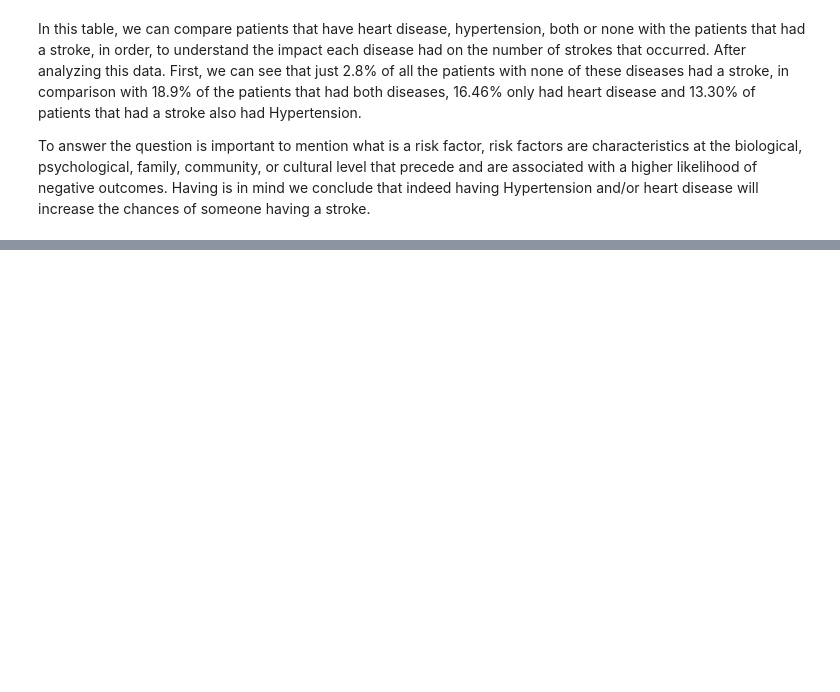
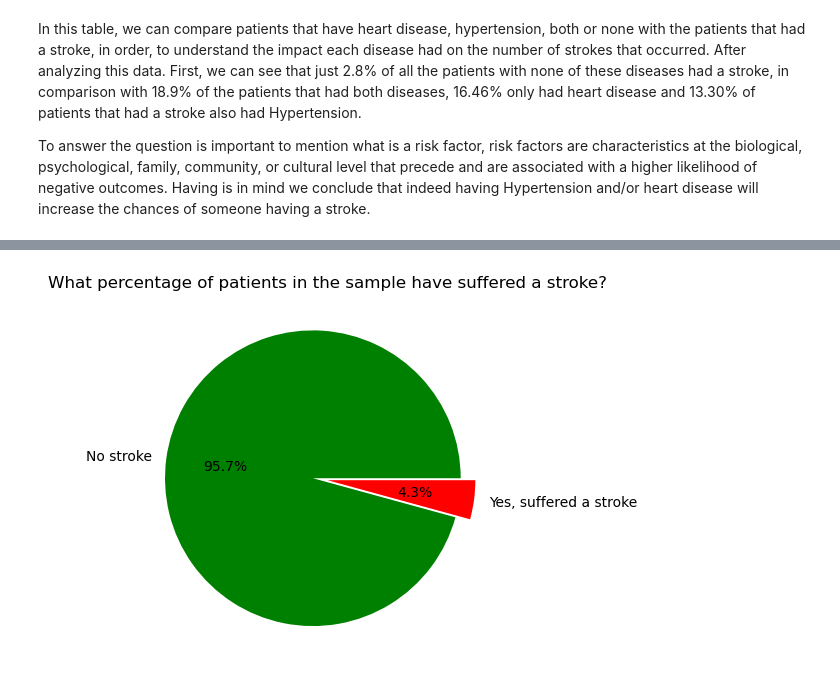
Before and after one commit to DianaGRM/Project_1, a Jupyter notebook: Stroke_Prediction .ipynb, the cells around one changed output, grey strips where cells are left out. Drawn from its saved outputs; the diff is of its cells as text; code cells hidden in the pictures; blank space fills up the shorter version.

```diff
--- a/Stroke_Prediction .ipynb
+++ b/Stroke_Prediction .ipynb
@@ -428,0 +431,8 @@ To answer the question is important to mention what is a risk factor, risk facto
+# %%
+#import dependencies
+import pandas as pd
+import matplotlib.pyplot as plt
+
+stroke_df = pd.read_csv('./data/dataset_stroke.csv')
+percentage = 100*len(stroke_df[stroke_df['stroke']==1])/len(stroke_df)
+print(f'The percentage of people to suffer a stroke was: {percentage:.2f}%')
@@ -428,0 +457,15 @@ To answer the question is important to mention what is a risk factor, risk facto
+# %%
+# import dependencies for graphing
+import matplotlib.pyplot as plt
+
+#pie chart for graphing plot
+x_value = ['No stroke','Yes, suffered a stroke']
+y_value = [100-percentage,percentage]
+plt.pie(y_value, labels=x_value,autopct='%1.1f%%',colors=['green','red'], explode=[0.1,0])
+plt.title('What percentage of patients in the sample have suffered a stroke?')
+
+# save plot as image and show in notebook
+plt.savefig('./data/percentage_total_stroke.png', dpi=200)
+plt.show()
+# %% [output]
+[figure, added]
```
Also changed, not shown: parts of 13 cells of this notebook, 2 other files.
